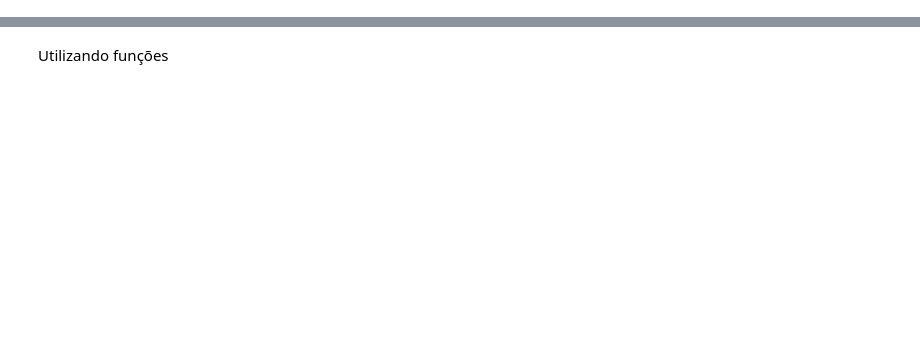
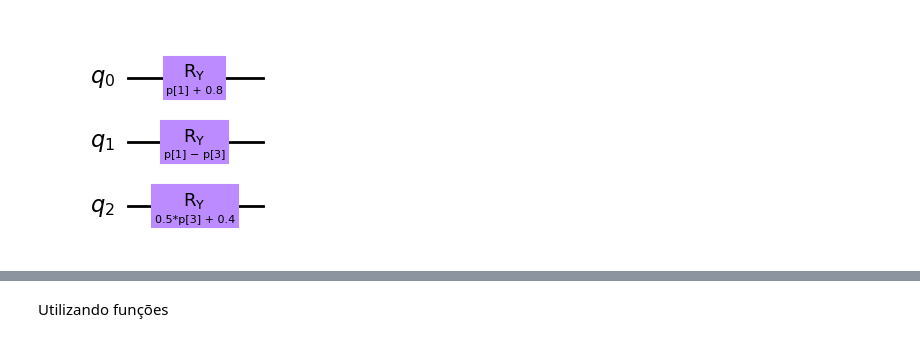
Before and after one commit to IsmaelCesar/sanches-modified, a Jupyter notebook: examples/sanchez-modified.ipynb, the cells around one changed output, grey strips where cells are left out. Cells and saved outputs as stored; diff of their text form; code cells hidden in the pictures; blank space fills up the shorter version.

```diff
--- a/examples/sanchez-modified.ipynb
+++ b/examples/sanchez-modified.ipynb
@@ -9,0 +36,5 @@ Circuito original
+# %%
+example_circ.assign_parameters({p0: 0.8}, inplace=True)
+example_circ.draw("mpl")
+# %% [output]
+[figure, added]
```
Also changed, not shown: parts of 15 cells of this notebook.
